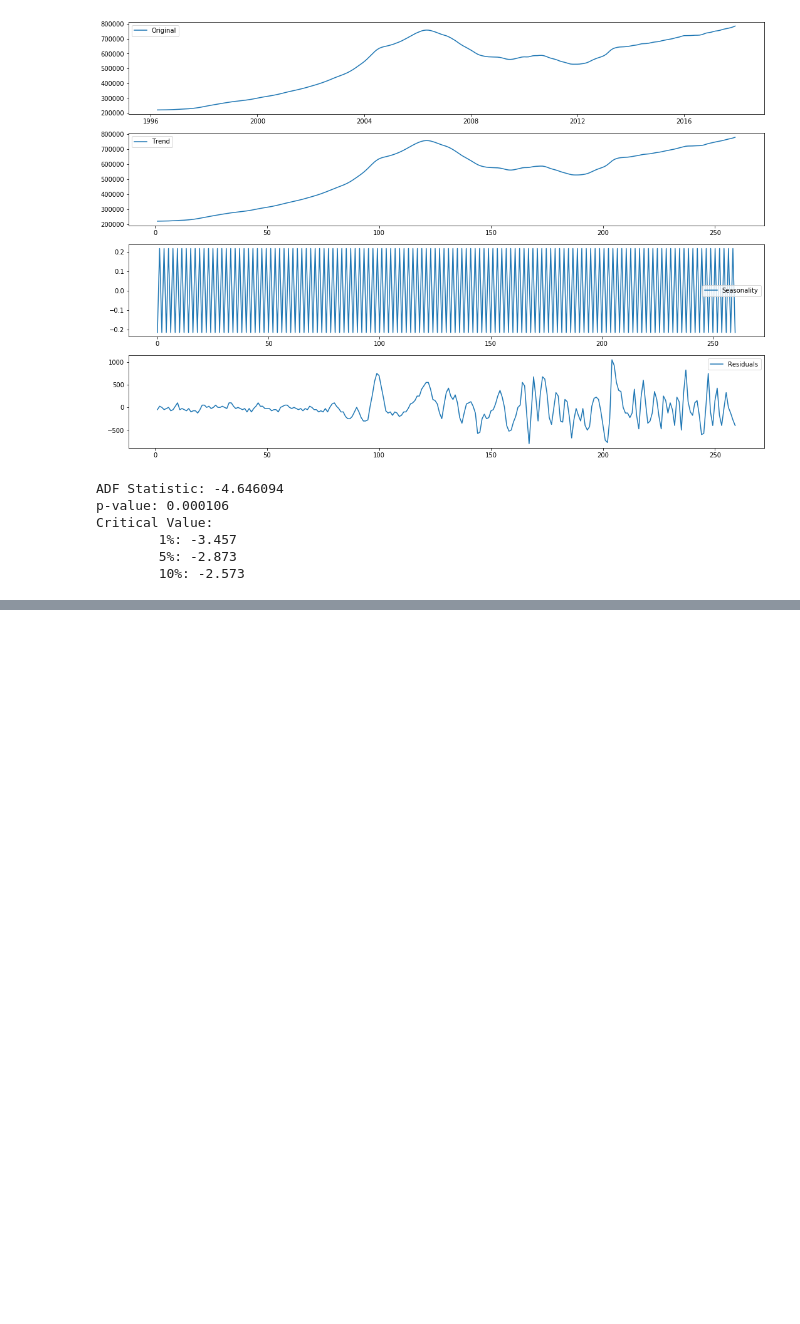
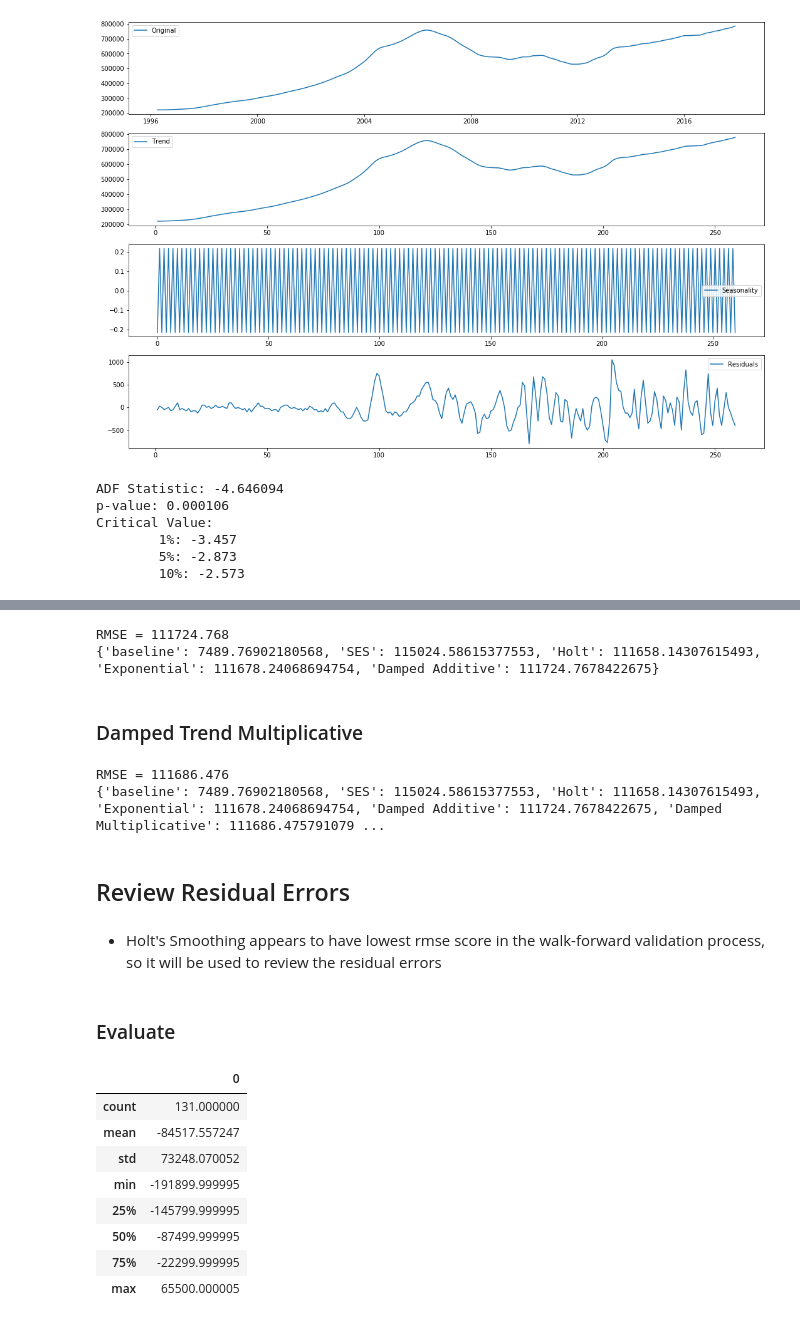
Before and after one commit to psylanrex/notebooks, a Jupyter notebook: fv_modeling.ipynb, the cells around one changed output, grey strips where cells are left out. Saved outputs shown, nothing was run; the diff lists cells and outputs as text; code cells hidden in the pictures; blank space fills up the shorter version.

```diff
--- a/fv_modeling.ipynb
+++ b/fv_modeling.ipynb
@@ -373 +421,68 @@ def inverse_decompose(decomp_item, yhat):
+# %%
+# walk-forward validation
+history = [x for x in train]
+predictions = list()
+for i in range(len(test)):
+  fit = Holt(train, damped=True).fit(damping_slope=0.98)
+  yhat = fit.forecast()[0]
+  predictions.append(yhat)
+  history.append(test[i])
+  # print('Predicted = %.3f, Expected = %.3f' % (yhat, test[i]))
+# report performance
+rmse = sqrt(mean_squared_error(test, predictions))
+print('RMSE = %.3f' % rmse)
+scores['Damped Additive'] = rmse
+print(scores)
+# %% [output]
+RMSE = 111724.768
+{'baseline': 7489.76902180568, 'SES': 115024.58615377553, 'Holt': 111658.14307615493, 'Exponential': 111678.24068694754, 'Damped Additive': 111724.7678422675}
+# %% [markdown]
+### Damped Trend Multiplicative
+# %%
+# walk-forward validation
+history = [x for x in train]
+predictions = list()
+for i in range(len(test)):
+  fit = Holt(train, exponential=True, damped=True).fit()
+  yhat = fit.forecast()[0]
+  predictions.append(yhat)
+  history.append(test[i])
+  # print('Predicted = %.3f, Expected = %.3f' % (yhat, test[i]))
+# report performance
+rmse = sqrt(mean_squared_error(test, predictions))
+print('RMSE = %.3f' % rmse)
+scores['Damped Multiplicative'] = rmse
+print(scores)
+# %% [output]
+RMSE = 111686.476
+{'baseline': 7489.76902180568, 'SES': 115024.58615377553, 'Holt': 111658.14307615493, 'Exponential': 111678.24068694754, 'Damped Additive': 111724.7678422675, 'Damped Multiplicative': 111686.475791079 ...
+# %% [markdown]
+## Review Residual Errors
+# %% [markdown]
+- Holt's Smoothing appears to have lowest rmse score in the walk-forward validation process, so it will be used to review the residual errors
+# %% [markdown]
+### Evaluate
+# %%
+history = [x for x in train]
+predictions = list()
+for i in range(len(test)):
+  fit = Holt(train).fit()
+  yhat = fit.forecast()[0]
+  predictions.append(yhat)
+  history.append(test[i])
+  # print('Predicted = %.3f, Expected = %.3f' % (yhat, test[i]))
+# report performance
+holts_residuals = [test[i] - predictions[i] for i in range(len(test))]
+holts_residuals = pd.DataFrame(holts_residuals)
+holts_residuals.describe()
+# %% [output]
+|  | 0 |
+| count | 131.000000 |
+| mean | -84517.557247 |
+| std | 73248.070052 |
+| min | -191899.999995 |
+| 25% | -145799.999995 |
+| 50% | -87499.999995 |
+| 75% | -22299.999995 |
+| max | 65500.000005 |
 # %%
```
Also changed, not shown: parts of 25 cells of this notebook.
